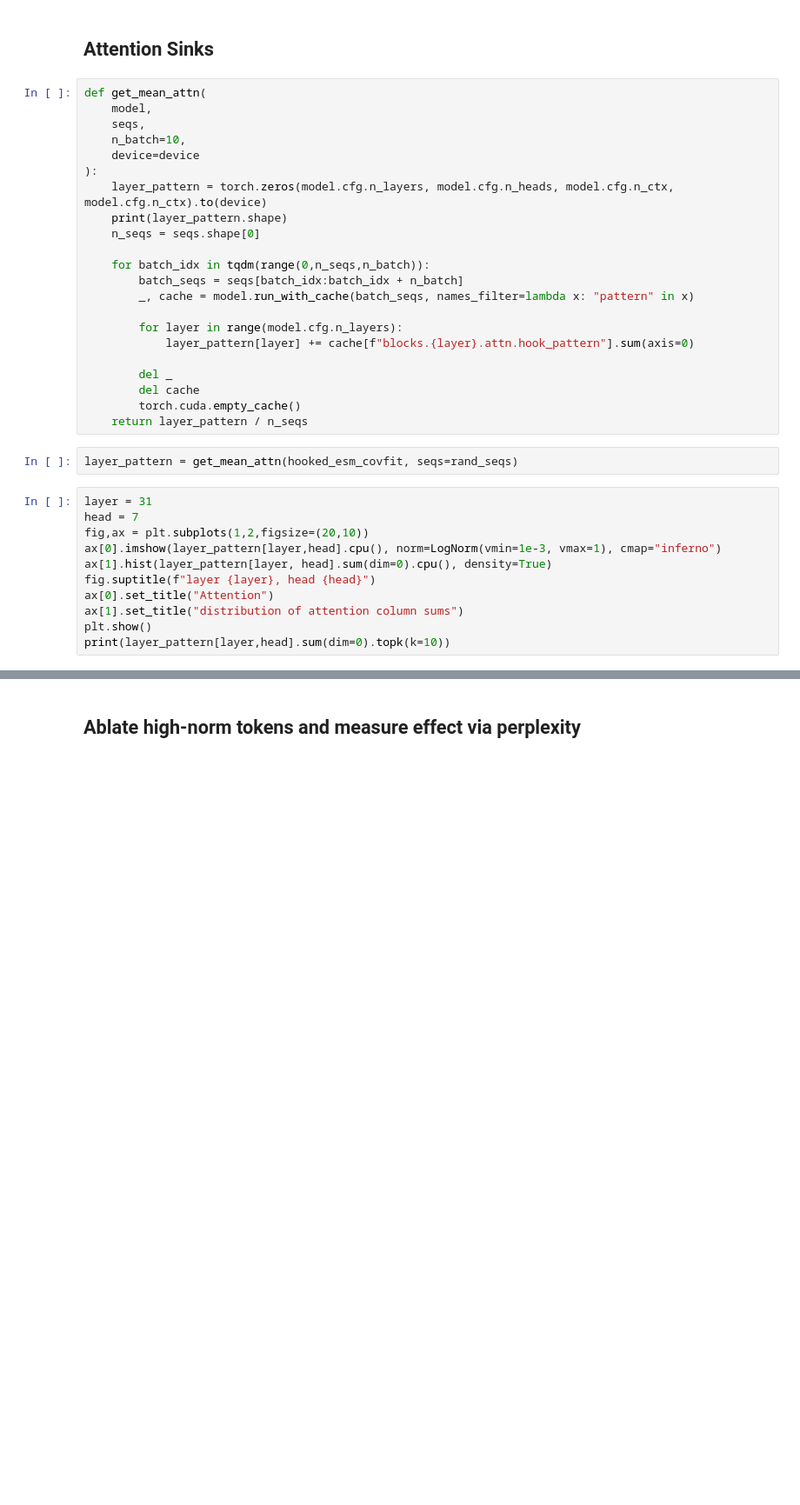
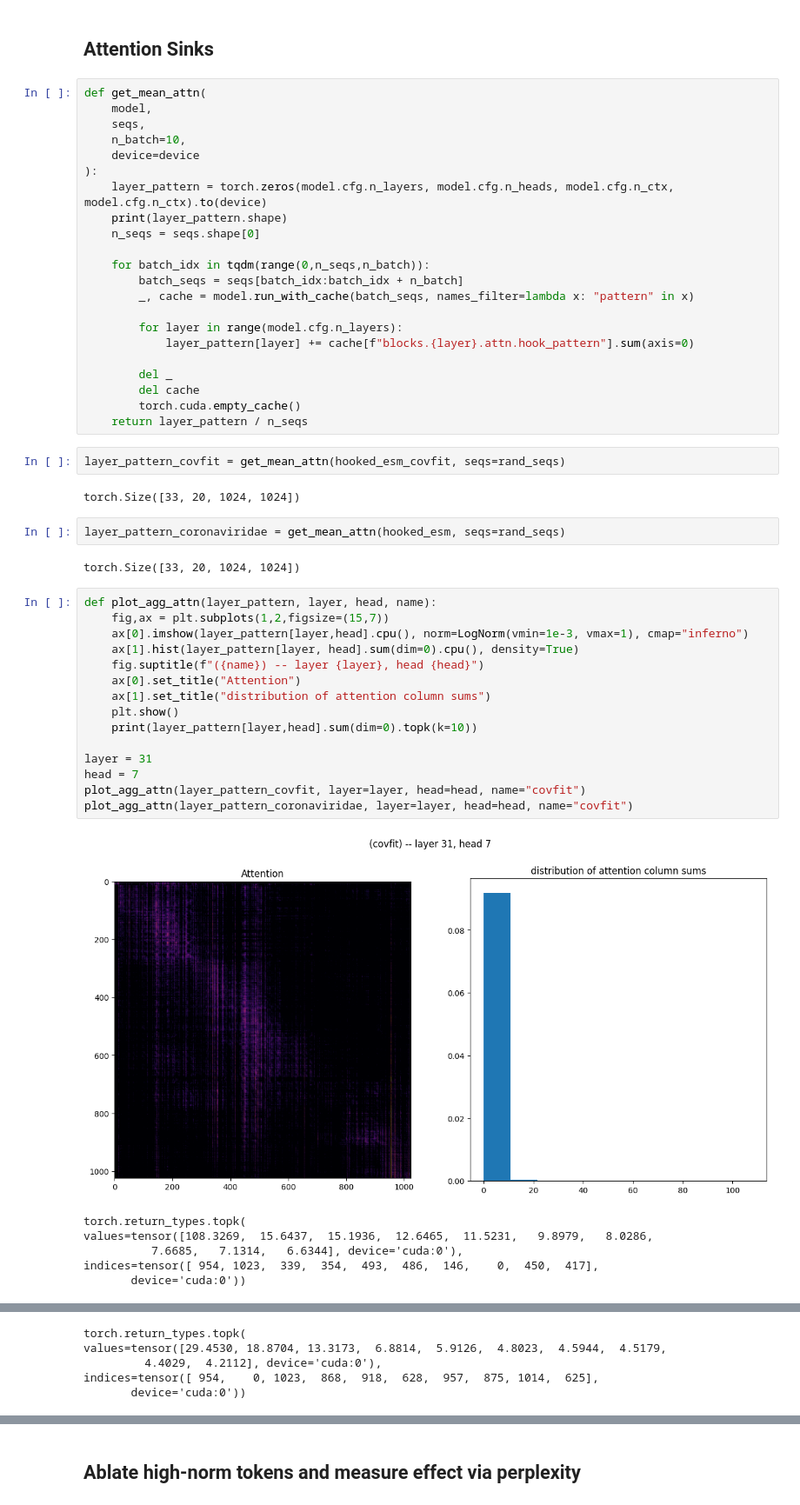
Before and after one commit to blab/mutational-embedding-vectors, a Jupyter notebook: notebooks/ex32_covarying_sites.ipynb, the cells around one changed output, grey strips where cells are left out. Shown at 87% size. Cells and saved outputs as stored; diff of their text form; blank space fills up the shorter version.

```diff
--- a/notebooks/ex32_covarying_sites.ipynb
+++ b/notebooks/ex32_covarying_sites.ipynb
@@ -867,15 +897,32 @@ def get_mean_attn(
         torch.cuda.empty_cache()
     return layer_pattern / n_seqs
 # %%
-layer_pattern = get_mean_attn(hooked_esm_covfit, seqs=rand_seqs)
+layer_pattern_covfit = get_mean_attn(hooked_esm_covfit, seqs=rand_seqs)
+# %% [output]
+torch.Size([33, 20, 1024, 1024])
-# %%
-layer = 31
-head = 7
-fig,ax = plt.subplots(1,2,figsize=(20,10))
-ax[0].imshow(layer_pattern[layer,head].cpu(), norm=LogNorm(vmin=1e-3, vmax=1), cmap="inferno")
-ax[1].hist(layer_pattern[layer, head].sum(dim=0).cpu(), density=True)
-fig.suptitle(f"layer {layer}, head {head}")
-ax[0].set_title("Attention")
-ax[1].set_title("distribution of attention column sums")
-plt.show()
-print(layer_pattern[layer,head].sum(dim=0).topk(k=10))
+# %%
+layer_pattern_coronaviridae = get_mean_attn(hooked_esm, seqs=rand_seqs)
+# %% [output]
+torch.Size([33, 20, 1024, 1024])
+# %%
+def plot_agg_attn(layer_pattern, layer, head, name):
+    fig,ax = plt.subplots(1,2,figsize=(15,7))
+    ax[0].imshow(layer_pattern[layer,head].cpu(), norm=LogNorm(vmin=1e-3, vmax=1), cmap="inferno")
+    ax[1].hist(layer_pattern[layer, head].sum(dim=0).cpu(), density=True)
+    fig.suptitle(f"({name}) -- layer {layer}, head {head}")
+    ax[0].set_title("Attention")
+    ax[1].set_title("distribution of attention column sums")
+    plt.show()
+    print(layer_pattern[layer,head].sum(dim=0).topk(k=10))
+
+layer = 31
+head = 7
+plot_agg_attn(layer_pattern_covfit, layer=layer, head=head, name="covfit")
+plot_agg_attn(layer_pattern_coronaviridae, layer=layer, head=head, name="covfit")
+# %% [output]
+[figure, added]
+torch.return_types.topk(
+values=tensor([108.3269,  15.6437,  15.1936,  12.6465,  11.5231,   9.8979,   8.0286,
+          7.6685,   7.1314,   6.6344], device='cuda:0'),
+indices=tensor([ 954, 1023,  339,  354,  493,  486,  146,    0,  450,  417],
+       device='cuda:0'))
@@ -881,0 +930,5 @@ print(layer_pattern[layer,head].sum(dim=0).topk(k=10))
+torch.return_types.topk(
+values=tensor([29.4530, 18.8704, 13.3173,  6.8814,  5.9126,  4.8023,  4.5944,  4.5179,
+         4.4029,  4.2112], device='cuda:0'),
+indices=tensor([ 954,    0, 1023,  868,  918,  628,  957,  875, 1014,  625],
+       device='cuda:0'))
```
Also changed, not shown: parts of 17 cells of this notebook, 5 other files.
